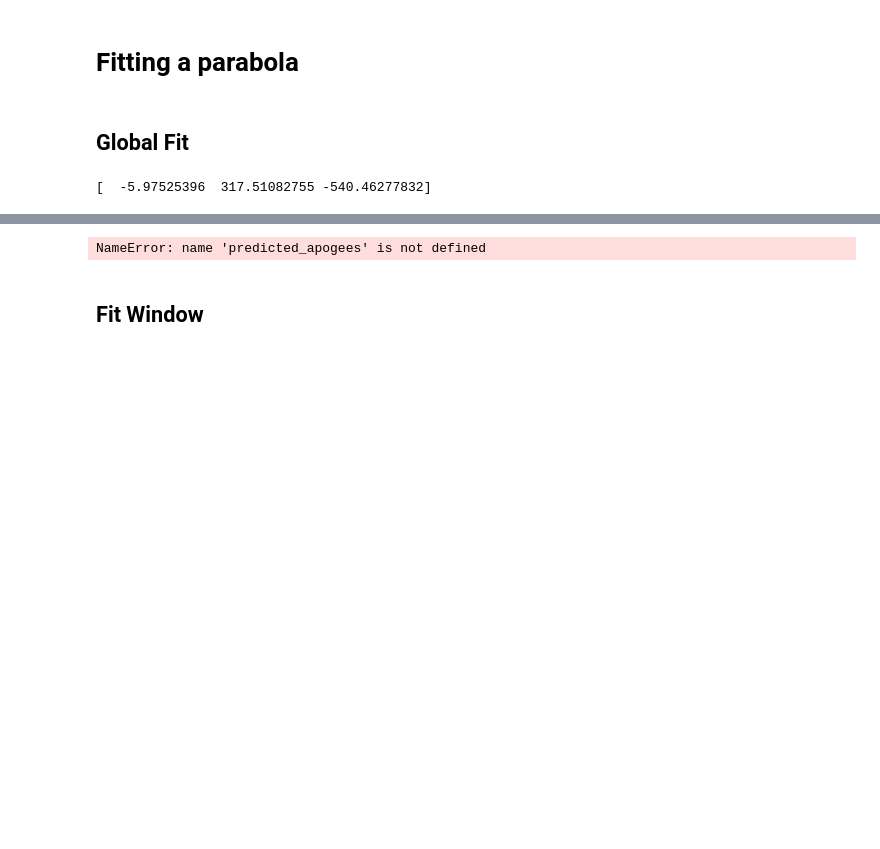
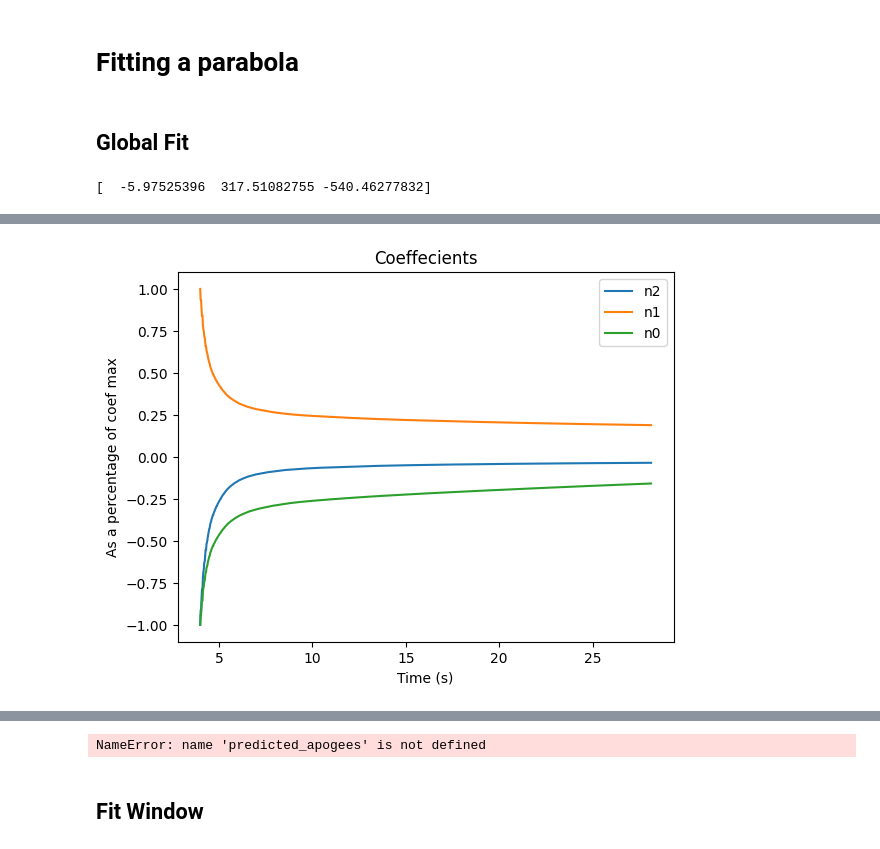
Before and after one commit to cowsed/DeploymentMod, a Jupyter notebook: Experiments/Fitting.ipynb, the cells around one changed output, grey strips where cells are left out. Drawn from its saved outputs; the diff is of its cells as text; code cells hidden in the pictures; blank space fills up the shorter version.

```diff
--- a/Experiments/Fitting.ipynb
+++ b/Experiments/Fitting.ipynb
@@ -125,0 +144,7 @@ Input #0, image2, from 'intermediate_data/stepped_fitting/%03d.png':
+# %%
+f = pts[['n2', 'n1', 'n0']].set_index(pts['time']).iloc[:].plot()
+f.set_title("Coeffecients")
+f.set_xlabel("Time (s)")
+f.set_ylabel("As a percentage of coef max");
+# %% [output]
+[figure, added]
```
Also changed, not shown: parts of 40 cells of this notebook, 5 other files.
